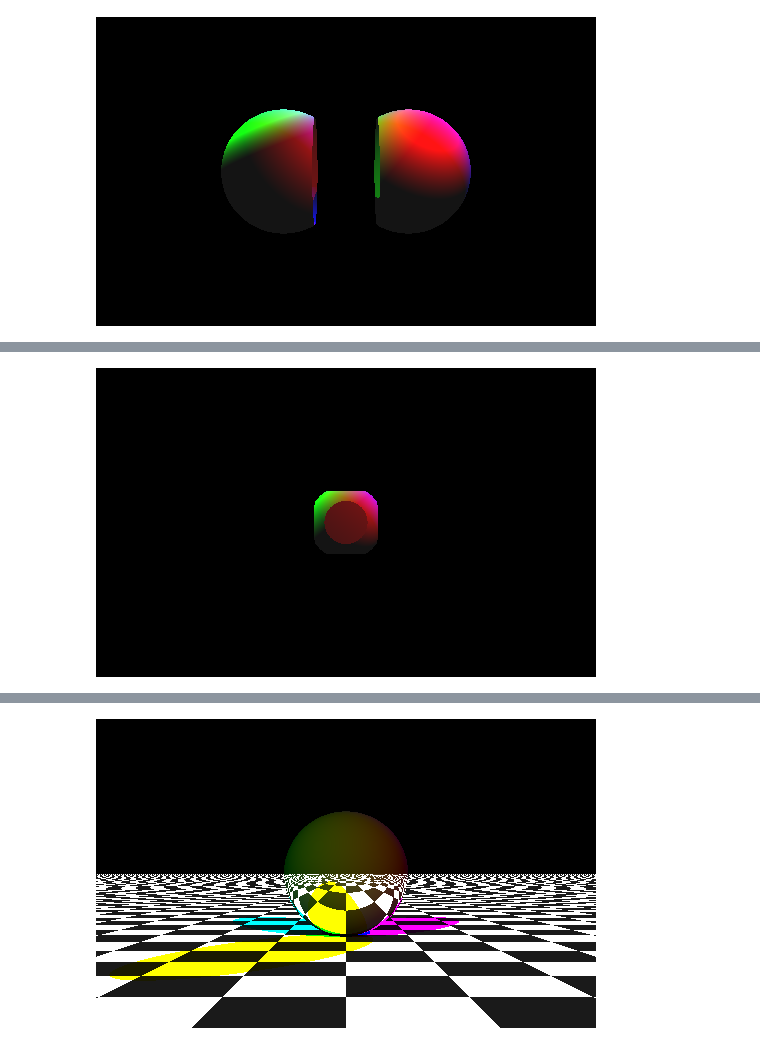
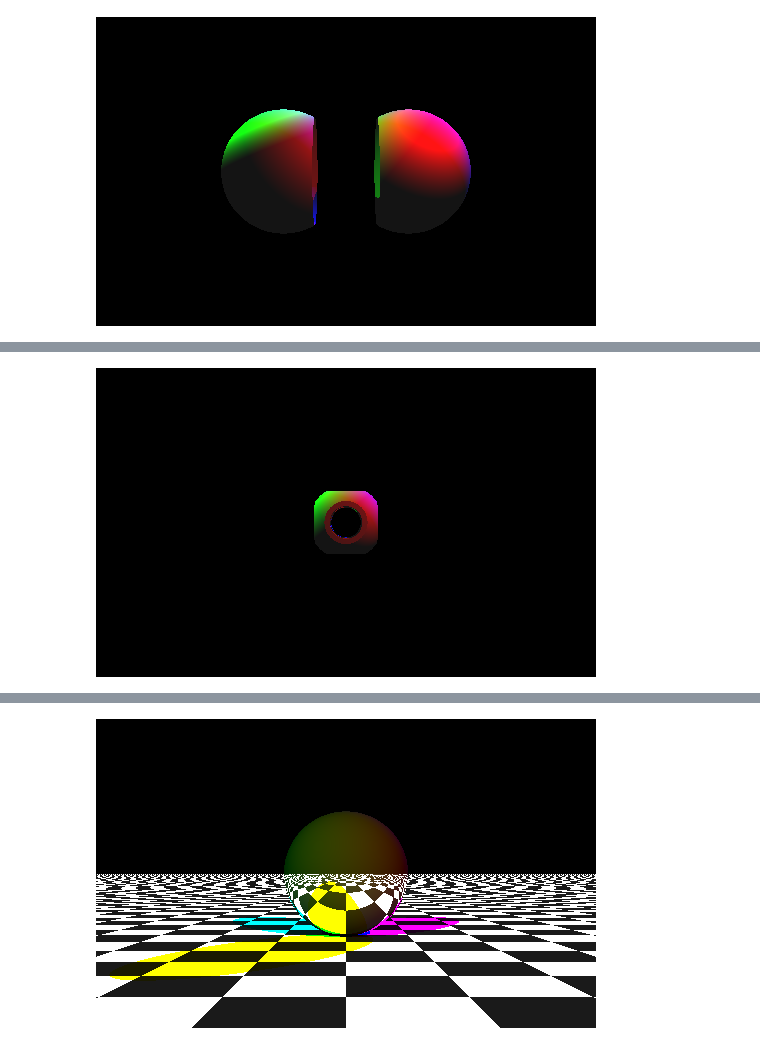
Before and after one commit to BenLand100/sdfray, a Jupyter notebook: SDFRay.ipynb, the cells around one changed output, grey strips where cells are left out. Cells and saved outputs as stored; diff of their text form; code cells hidden in the pictures.

```diff
--- a/SDFRay.ipynb
+++ b/SDFRay.ipynb
@@ -37,13 +37,13 @@ Scene(sdf,lights).render()
 # %%
-cut_z = Cylinder(height=2,radius=0.25)
-cut_x = Cylinder(height=2,radius=0.25,rotate=[np.pi/2,0,0])
-cut_y = Cylinder(height=2,radius=0.25,rotate=[0,np.pi/2,0])
+cut_x = Cylinder(height=2,radius=0.25,rotate=[0,0,np.pi/2])
+cut_y = Cylinder(height=2,radius=0.25)
+cut_z = Cylinder(height=2,radius=0.25,rotate=[np.pi/2,0,0])
 box_sphere = Intersection(Box(),Sphere(radius=0.6))
 sdf = Subtraction(Subtraction(Subtraction(box_sphere,cut_x),cut_y),cut_z)
 
 Scene(sdf,lights).render()
 # %% [output]
-[figure, old version]
+[figure, new version]
 # %%
 glossy_boi = SurfaceProp(diffuse=0.15,specular=0.85)
 
```
Also changed, not shown: parts of 2 cells of this notebook, 2 other files.
